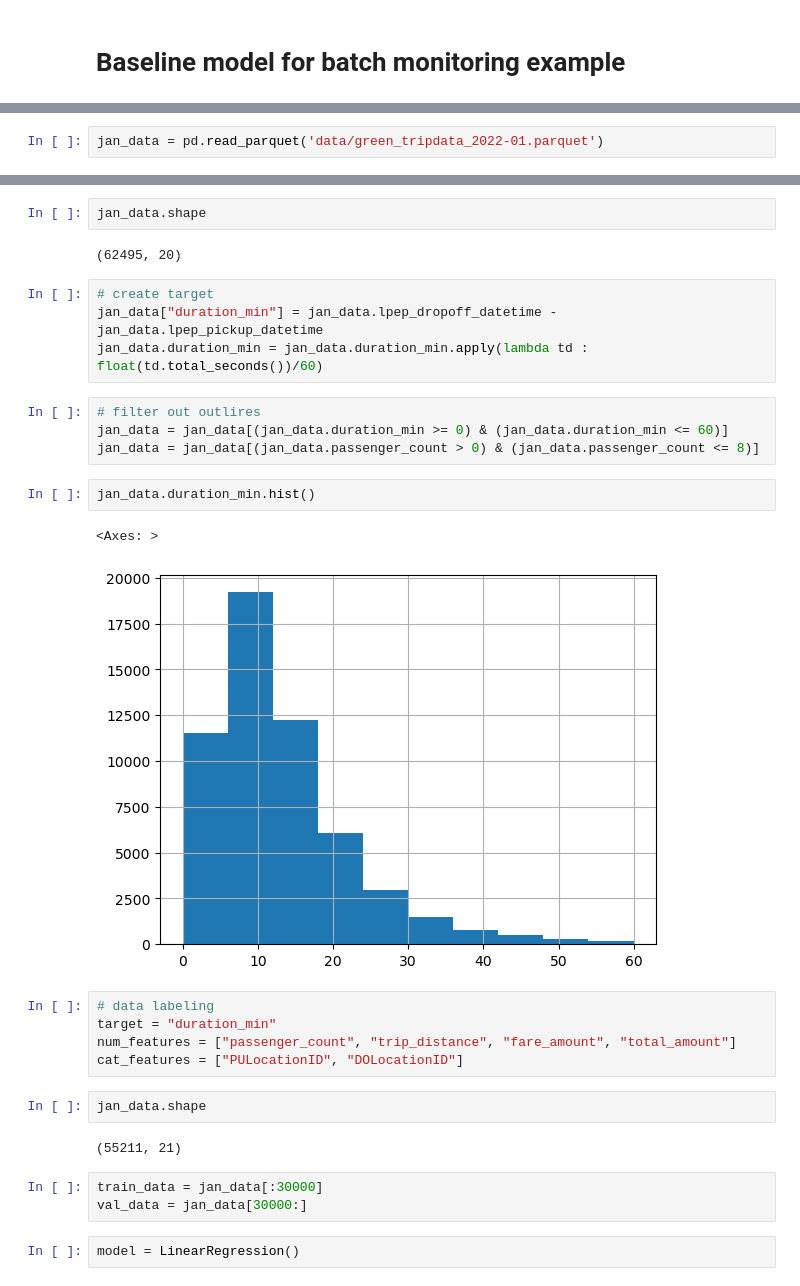
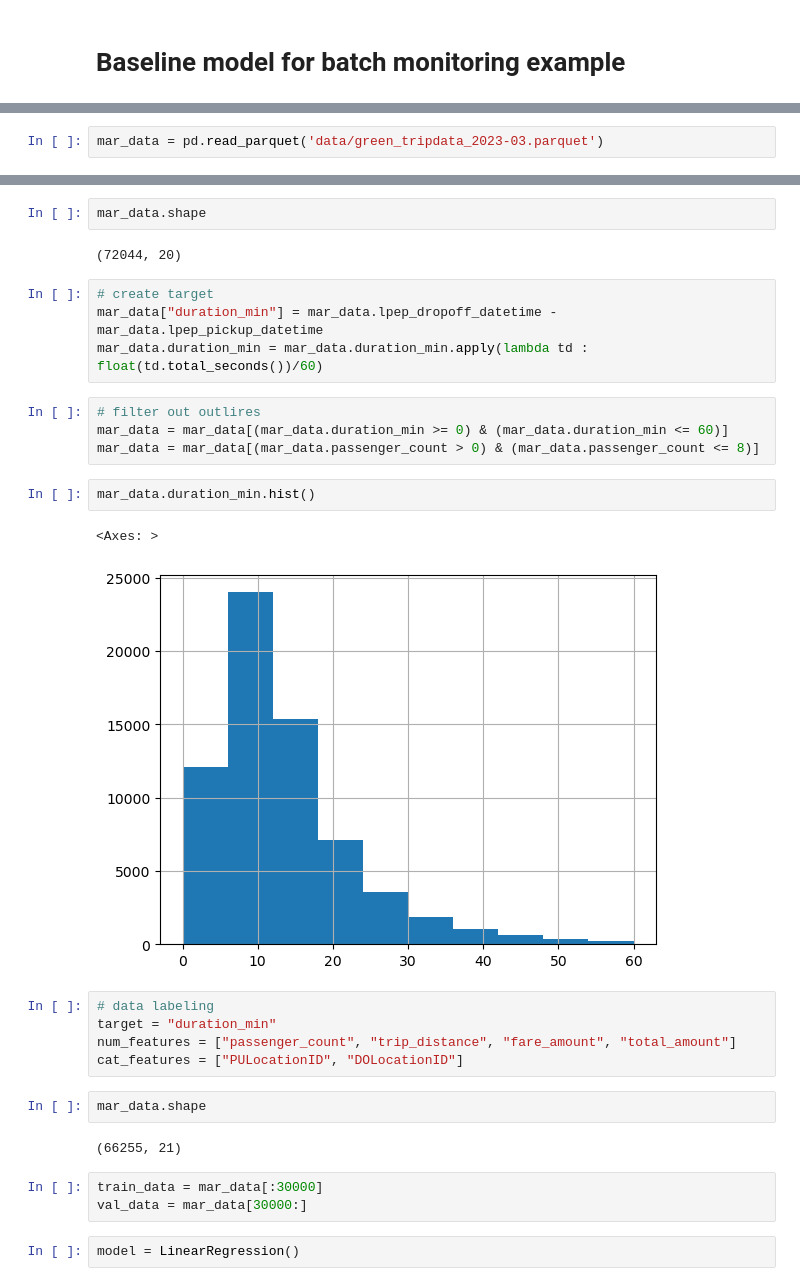
Before and after one commit to harnoorrangi/Zoomcamp_2023, a Jupyter notebook: 05-monitoring/baseline_model_nyc_taxi_data.ipynb, the cells around one changed output, grey strips where cells are left out. Saved outputs shown, nothing was run; the diff lists cells and outputs as text.

```diff
--- a/05-monitoring/baseline_model_nyc_taxi_data.ipynb
+++ b/05-monitoring/baseline_model_nyc_taxi_data.ipynb
@@ -31,5 +31,5 @@ for file, path in files:
 # %% [output]
 Download files:
 # %%
-jan_data = pd.read_parquet('data/green_tripdata_2022-01.parquet')
+mar_data = pd.read_parquet('data/green_tripdata_2023-03.parquet')
 # %%
@@ -47,32 +47,32 @@ jan_data.describe()
 # %%
-jan_data.shape
+mar_data.shape
 # %% [output]
-(62495, 20)
+(72044, 20)
 # %%
 # create target
-jan_data["duration_min"] = jan_data.lpep_dropoff_datetime - jan_data.lpep_pickup_datetime
-jan_data.duration_min = jan_data.duration_min.apply(lambda td : float(td.total_seconds())/60)
+mar_data["duration_min"] = mar_data.lpep_dropoff_datetime - mar_data.lpep_pickup_datetime
+mar_data.duration_min = mar_data.duration_min.apply(lambda td : float(td.total_seconds())/60)
 # %%
 # filter out outlires
-jan_data = jan_data[(jan_data.duration_min >= 0) & (jan_data.duration_min <= 60)]
-jan_data = jan_data[(jan_data.passenger_count > 0) & (jan_data.passenger_count <= 8)]
+mar_data = mar_data[(mar_data.duration_min >= 0) & (mar_data.duration_min <= 60)]
+mar_data = mar_data[(mar_data.passenger_count > 0) & (mar_data.passenger_count <= 8)]
 # %%
-jan_data.duration_min.hist()
+mar_data.duration_min.hist()
 # %% [output]
 <Axes: >
-[figure, old version]
+[figure, new version]
 # %%
 # data labeling
 target = "duration_min"
 num_features = ["passenger_count", "trip_distance", "fare_amount", "total_amount"]
 cat_features = ["PULocationID", "DOLocationID"]
 # %%
-jan_data.shape
+mar_data.shape
 # %% [output]
-(55211, 21)
+(66255, 21)
 # %%
-train_data = jan_data[:30000]
-val_data = jan_data[30000:]
+train_data = mar_data[:30000]
+val_data = mar_data[30000:]
 # %%
 model = LinearRegression()
 # %%
```
Also changed, not shown: parts of 9 cells of this notebook, 3 other files.
